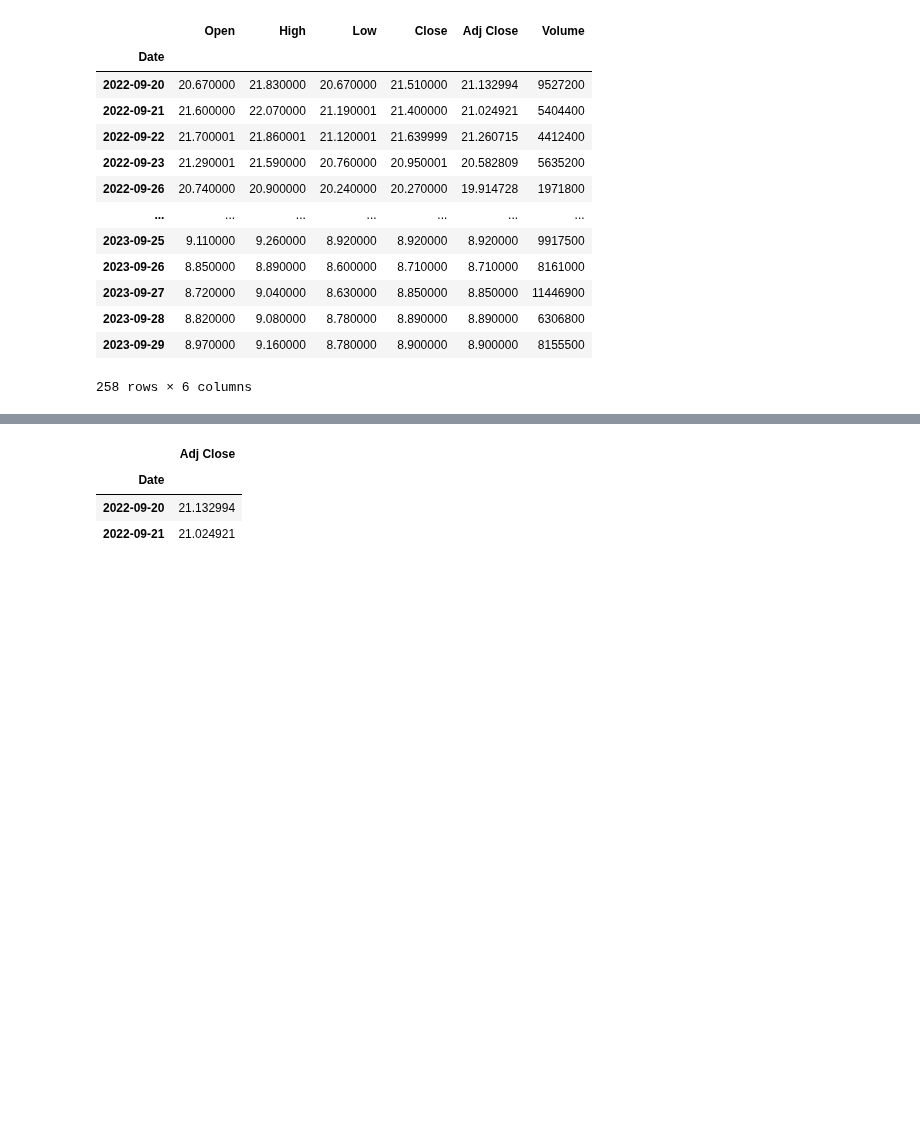
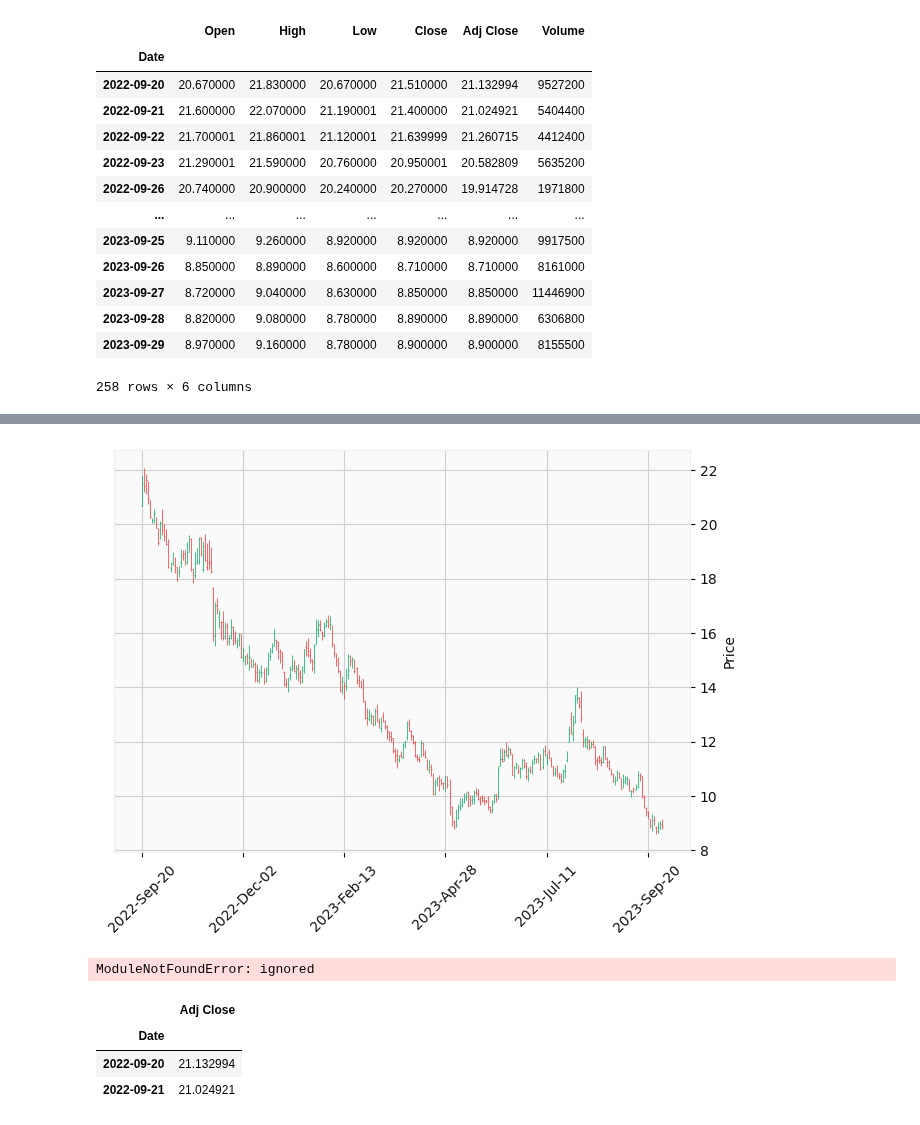
Before and after one commit to facklen/python_para_investimentos, a Jupyter notebook: Análise_Opção_CRFB3V1.ipynb, the cells around one changed output, grey strips where cells are left out. Cells and saved outputs as stored; diff of their text form; code cells hidden in the pictures; blank space fills up the shorter version.

```diff
--- a/Análise_Opção_CRFB3V1.ipynb
+++ b/Análise_Opção_CRFB3V1.ipynb
@@ -46,3 +46,6 @@ Ativo
 | 2023-09-28 | 8.820000 | 9.080000 | 8.780000 | 8.890000 | 8.890000 | 6306800 |
 | 2023-09-29 | 8.970000 | 9.160000 | 8.780000 | 8.900000 | 8.900000 | 8155500 |
 258 rows × 6 columns
+# %%
+ohlc = Ativo.loc[:, ['Open', 'High', 'Low', 'Close']]
+ohlc
@@ -49,3 +69,15 @@ Ativo
+# %%
+import mplfinance as mpf
+mpf.plot(ohlc,style='yahoo')
+# %% [output]
+[figure, added]
+# %%
+# Creating Subplots
+fig, ax = plt.subplots()
+
+candlestick_ohlc(ax, ohlc.values, width=0.6, colorup='green', colordown='red', alpha=0.8)
+# %% [output]
+ModuleNotFoundError: ignored
 # %%
 Ativo_Ajustado = Ativo.drop(Ativo.columns[[0,1,2,3,5]],axis=1)
 Ativo_Ajustado.head(2)
```
Also changed, not shown: parts of 2 cells of this notebook.
